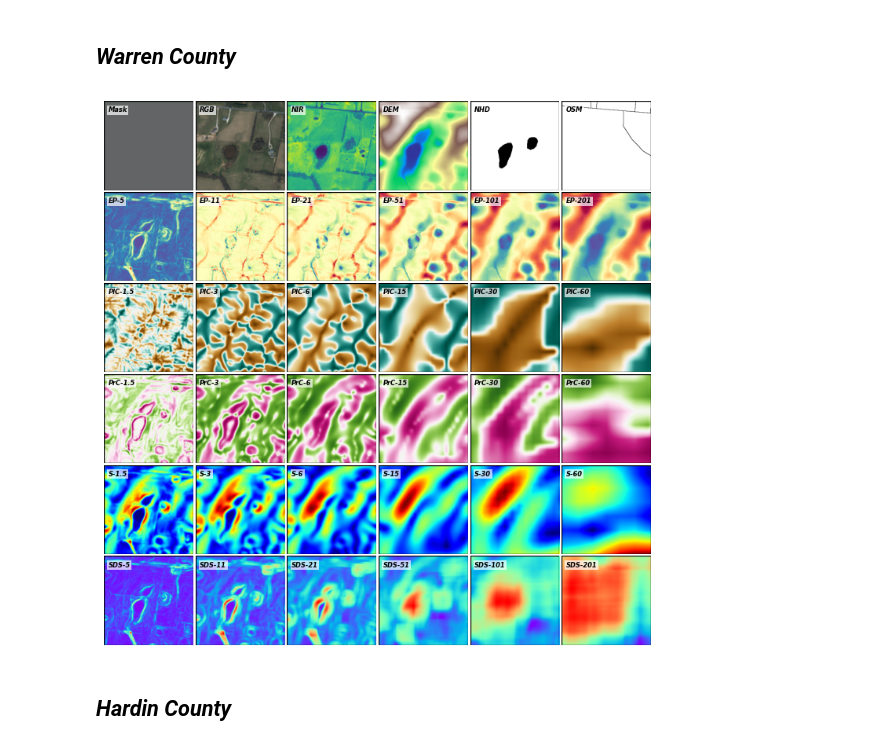
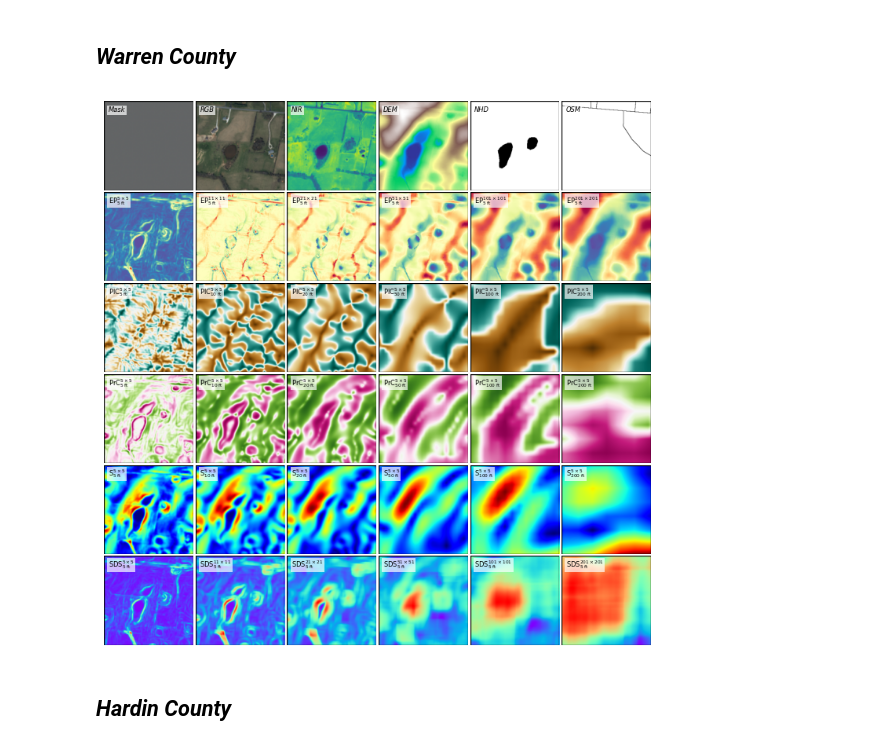
Before and after one commit to masseygeo/earthscape, a Jupyter notebook: notebooks/data_eda.ipynb, the cells around one changed output. Cells and saved outputs as stored; diff of their text form; code cells hidden in the pictures.

Commit message:
Updated modality figures.

```diff
--- a/notebooks/data_eda.ipynb
+++ b/notebooks/data_eda.ipynb
@@ -170,40 +170,45 @@ color_maps = [
     'BrBG', 'BrBG', 'BrBG', 'BrBG', 'BrBG', 'BrBG',
     'PiYG', 'PiYG', 'PiYG', 'PiYG', 'PiYG', 'PiYG',
     'jet', 'jet', 'jet', 'jet', 'jet', 'jet',
     'rainbow', 'rainbow', 'rainbow', 'rainbow', 'rainbow', 'rainbow',
     ]
 
 for idx, (image, c) in enumerate(zip(remaining, color_maps), start=2):
     with rasterio.open(f"{patches_dir}/{patch_id}_{image}") as src:
         data = src.read(1)
         im = ax[idx].imshow(data, cmap=c)
 
 
 # plot annotation labels...
 for idx, label in enumerate([
     'Mask', 'RGB', 'NIR', 'DEM', 'NHD', 'OSM',
-    'EP-5', 'EP-11', 'EP-21', 'EP-51', 'EP-101', 'EP-201',
-    'PlC-1.5', 'PlC-3', 'PlC-6', 'PlC-15', 'PlC-30', 'PlC-60',
-    'PrC-1.5', 'PrC-3', 'PrC-6', 'PrC-15', 'PrC-30', 'PrC-60',
-    'S-1.5', 'S-3', 'S-6', 'S-15', 'S-30', 'S-60',
-    'SDS-5', 'SDS-11', 'SDS-21', 'SDS-51', 'SDS-101', 'SDS-201',
+
+    r'$\text{EP}_{5 \text{ ft}}^{5 \times 5}$', r'$\text{EP}_{5 \text{ ft}}^{11 \times 11}$', r'$\text{EP}_{5 \text{ ft}}^{21 \times 21}$', r'$\text{EP}_{5 \text{ ft}}^{51 \times 51}$', r'$\text{EP}_{5 \text{ ft}}^{101 \times 101}$', r'$\text{EP}_{5 \text{ ft}}^{201 \times 201}$',
+
+    r'$\text{PlC}_{5 \text{ ft}}^{5 \times 5}$', r'$\text{PlC}_{10 \text{ ft}}^{5 \times 5}$', r'$\text{PlC}_{20 \text{ ft}}^{5 \times 5}$', r'$\text{PlC}_{50 \text{ ft}}^{5 \times 5}$', r'$\text{PlC}_{100 \text{ ft}}^{5 \times 5}$', r'$\text{PlC}_{200 \text{ ft}}^{5 \times 5}$',
+
+    r'$\text{PrC}_{5 \text{ ft}}^{5 \times 5}$', r'$\text{PrC}_{10 \text{ ft}}^{5 \times 5}$', r'$\text{PrC}_{20 \text{ ft}}^{5 \times 5}$', r'$\text{PrC}_{50 \text{ ft}}^{5 \times 5}$', r'$\text{PrC}_{100 \text{ ft}}^{5 \times 5}$', r'$\text{PrC}_{200 \text{ ft}}^{5 \times 5}$',
+
+    r'$\text{S}_{5 \text{ ft}}^{5 \times 5}$', r'$\text{S}_{10 \text{ ft}}^{5 \times 5}$', r'$\text{S}_{20 \text{ ft}}^{5 \times 5}$', r'$\text{S}_{50 \text{ ft}}^{5 \times 5}$', r'$\text{S}_{100 \text{ ft}}^{5 \times 5}$', r'$\text{S}_{200 \text{ ft}}^{5 \times 5}$',
+
+    r'$\text{SDS}_{5 \text{ ft}}^{5 \times 5}$', r'$\text{SDS}_{5 \text{ ft}}^{11 \times 11}$', r'$\text{SDS}_{5 \text{ ft}}^{21 \times 21}$', r'$\text{SDS}_{5 \text{ ft}}^{51 \times 51}$', r'$\text{SDS}_{5 \text{ ft}}^{101 \times 101}$', r'$\text{SDS}_{5 \text{ ft}}^{201 \times 201}$',
     ],
     start=0):
 
-    ax[idx].set_title(label, style='italic', weight='bold', size=6, y=0.8, x=0.05, loc='left', bbox=dict(facecolor='white', edgecolor='none', pad=1.0, alpha=0.7))
+    ax[idx].set_title(label, style='italic', size=6, y=0.8, x=0.05, loc='left', bbox=dict(facecolor='white', edgecolor='none', pad=1.0, alpha=0.7))
 
 
 
 # remove axes & add image boundary lines...
 for axis in ax:
     axis.set_axis_off()
     rect = Rectangle((0, 0), 1, 1, transform=axis.transAxes, linewidth=1, edgecolor='k', facecolor='none')
     axis.add_patch(rect)
 
 plt.savefig(output_path, dpi=500, bbox_inches='tight', pad_inches=0)
 plt.show()
 # %% [output]
-[figure, old version]
+[figure, new version]
 # %% [markdown]
 ## *Hardin County*
 # %%
```
Also changed, not shown: parts of 1 cell of this notebook, 2 other files.
